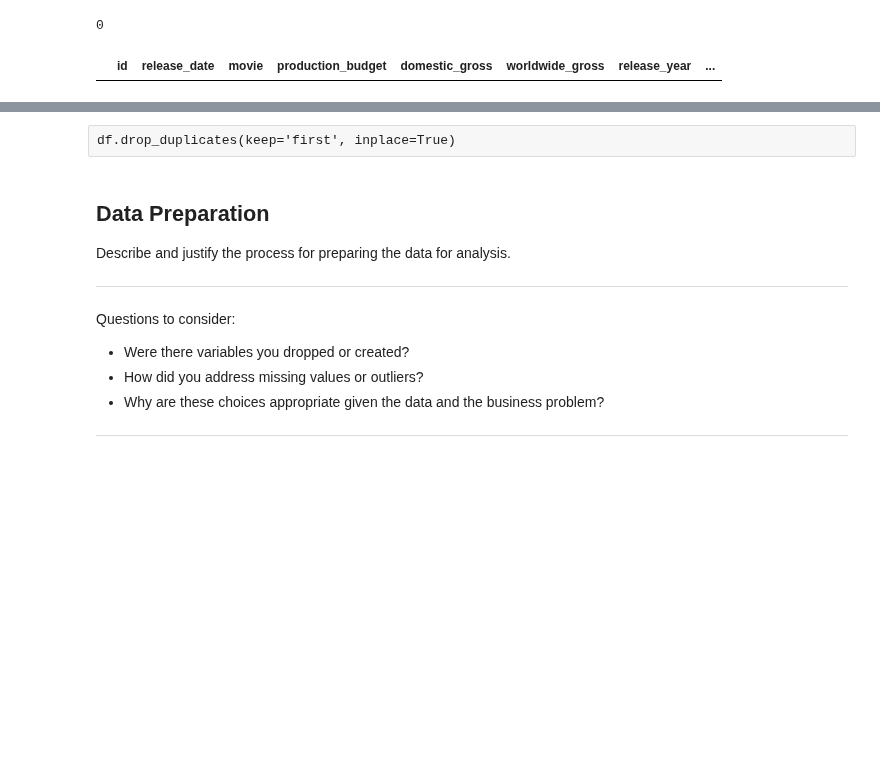
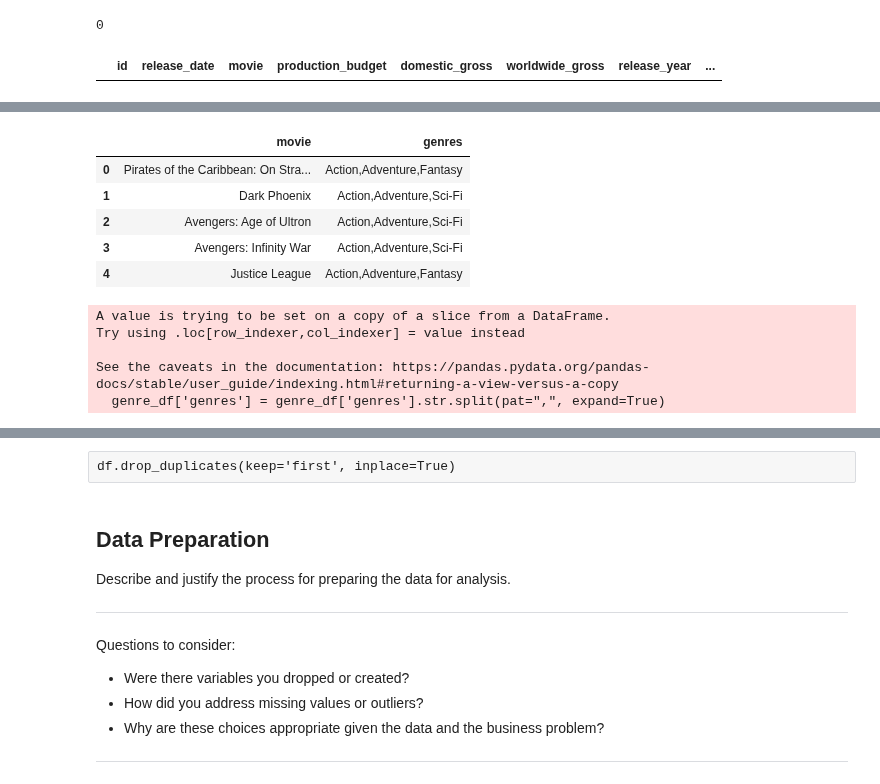
Before and after one commit to jxn628/dsc-phase-1-project, a Jupyter notebook: student.ipynb, the cells around one changed output, grey strips where cells are left out. Saved outputs shown, nothing was run; the diff lists cells and outputs as text; code cells hidden in the pictures; blank space fills up the shorter version.

```diff
--- a/student.ipynb
+++ b/student.ipynb
@@ -1149,4 +1211,21 @@ project_df_2.info()
 # %%
-genre_df = project_df_2[['movie', 'genres', 'genres_y']]
-genre_df.head()
+genre_df = project_df[['movie', 'genres']]
+# %%
+genre_df.head(5)
+# %% [output]
+|  | movie | genres |
+| 0 | Pirates of the Caribbean: On Stra... | Action,Adventure,Fantasy |
+| 1 | Dark Phoenix | Action,Adventure,Sci-Fi |
+| 2 | Avengers: Age of Ultron | Action,Adventure,Sci-Fi |
+| 3 | Avengers: Infinity War | Action,Adventure,Sci-Fi |
+| 4 | Justice League | Action,Adventure,Fantasy |
+# %%
+#spliting the genres into 3 separate columns so that it is easier to search and compare by genre.
+genre_df['genres'] = genre_df['genres'].str.split(pat=",", expand=True)
+# %% [output]
+A value is trying to be set on a copy of a slice from a DataFrame.
+Try using .loc[row_indexer,col_indexer] = value instead
+
+See the caveats in the documentation: https://pandas.pydata.org/pandas-docs/stable/user_guide/indexing.html#returning-a-view-versus-a-copy
+  genre_df['genres'] = genre_df['genres'].str.split(pat=",", expand=True)
 # %%
```
Also changed, not shown: parts of 93 cells of this notebook.
